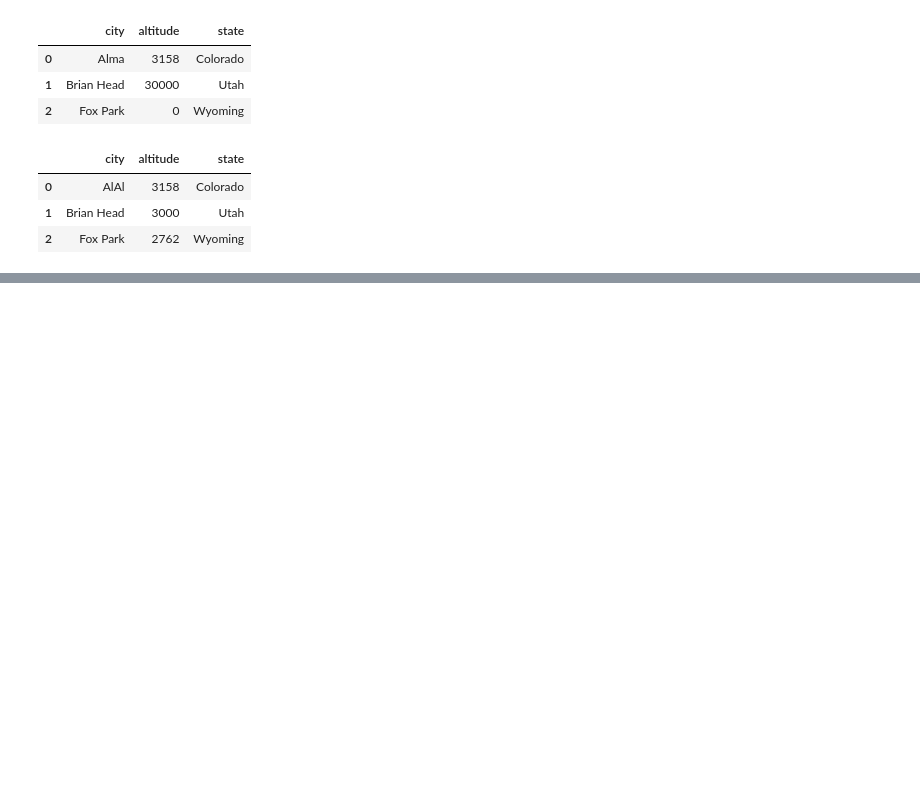
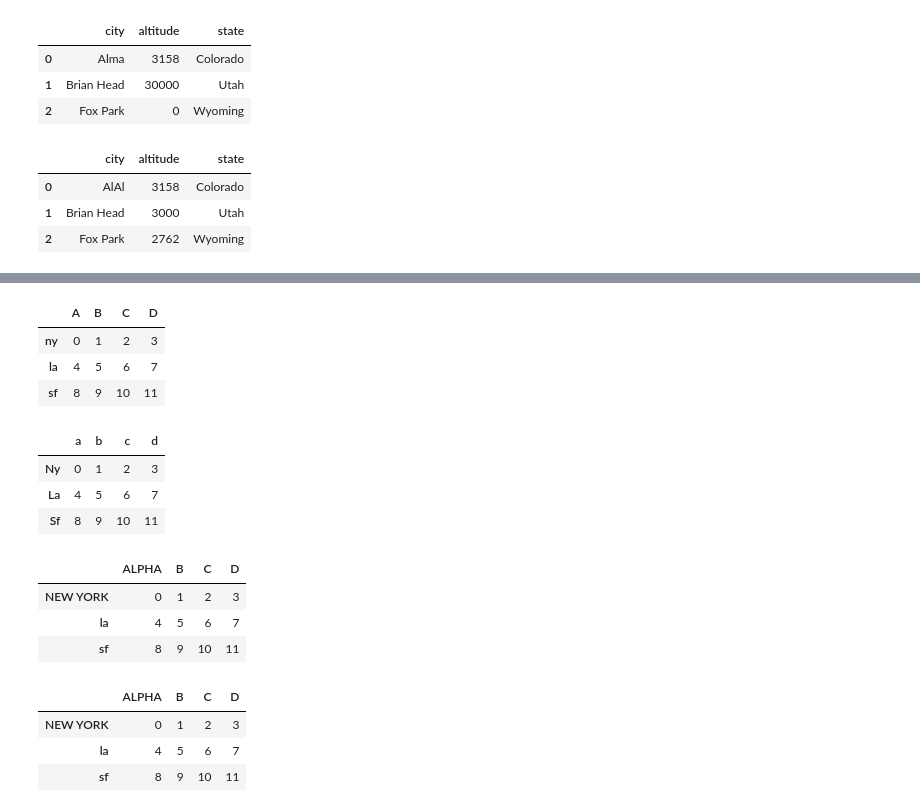
Before and after one commit to largekind/DataScience, a Jupyter notebook: DataFix.ipynb, the cells around one changed output, grey strips where cells are left out. Saved outputs shown, nothing was run; the diff lists cells and outputs as text; code cells hidden in the pictures; blank space fills up the shorter version.

```diff
--- a/DataFix.ipynb
+++ b/DataFix.ipynb
@@ -581,0 +602,36 @@ dframe.replace({'Alma':'AlAl'})
+# %%
+# Indexの適用
+dframe.index = dframe.index.map(str.lower)
+dframe
+# %% [output]
+|  | A | B | C | D |
+| ny | 0 | 1 | 2 | 3 |
+| la | 4 | 5 | 6 | 7 |
+| sf | 8 | 9 | 10 | 11 |
+# %%
+# 先頭文字を大文字にする。renameで可能 非破壊的なので、適用時は元の変数に代入すること
+dframe.rename(index=str.title,columns=str.lower)
+# %% [output]
+|  | a | b | c | d |
+| Ny | 0 | 1 | 2 | 3 |
+| La | 4 | 5 | 6 | 7 |
+| Sf | 8 | 9 | 10 | 11 |
+# %%
+# renameに辞書型を渡す事も可能
+dframe.rename(index={'ny': 'NEW YORK'},
+            columns={'A': 'ALPHA'})
+# %% [output]
+|  | ALPHA | B | C | D |
+| NEW YORK | 0 | 1 | 2 | 3 |
+| la | 4 | 5 | 6 | 7 |
+| sf | 8 | 9 | 10 | 11 |
+# %%
+# renameを破壊的にしたい場合はinplaceにTrueを渡す
+dframe.rename(index={'ny': 'NEW YORK'},
+            columns={'A': 'ALPHA'},inplace=True)
+dframe
+# %% [output]
+|  | ALPHA | B | C | D |
+| NEW YORK | 0 | 1 | 2 | 3 |
+| la | 4 | 5 | 6 | 7 |
+| sf | 8 | 9 | 10 | 11 |
```
Also changed, not shown: parts of 3 cells of this notebook.
